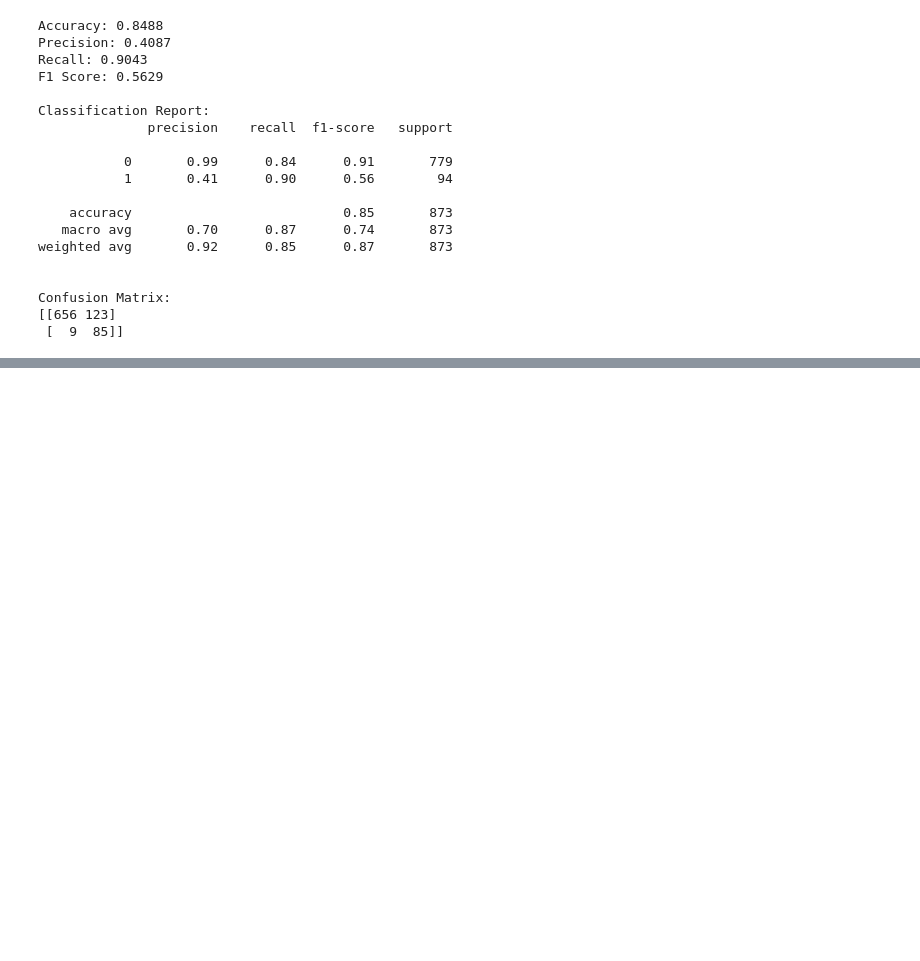
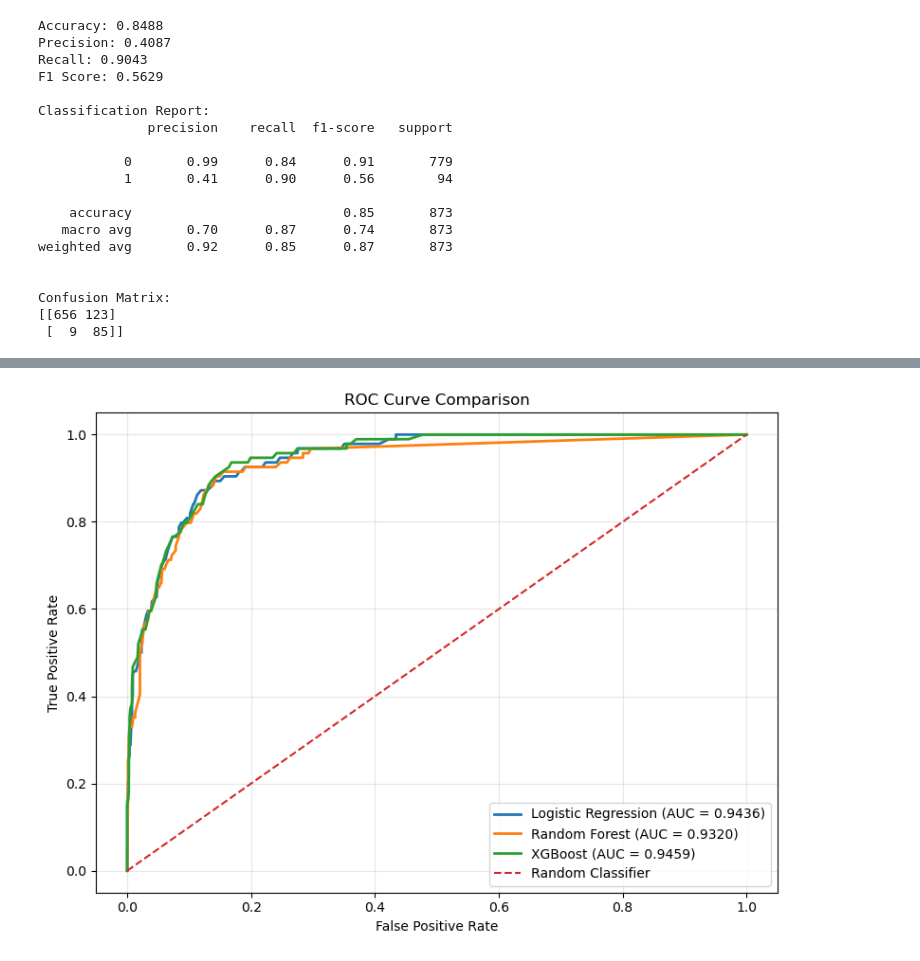
Before and after one commit to Usmanshakir7/Explainable-Machine-Learning-for-Chronic-Kidney-Disease-Prediction, a Jupyter notebook: notebooks/4_machine_learning.ipynb, the cells around one changed output, grey strips where cells are left out. Saved outputs shown, nothing was run; the diff lists cells and outputs as text; code cells hidden in the pictures; blank space fills up the shorter version.

```diff
--- a/notebooks/4_machine_learning.ipynb
+++ b/notebooks/4_machine_learning.ipynb
@@ -239,0 +511,43 @@ Confusion Matrix:
+# %%
+
+from sklearn.metrics import roc_curve, roc_auc_score
+
+# Uses lr_prob, rf_prob and xgb_prob from your ROC-AUC cell
+model_probabilities = {
+    "Logistic Regression": lr_prob,
+    "Random Forest": rf_prob,
+    "XGBoost": xgb_prob
+}
+
+plt.figure(figsize=(8, 6))
+
+for name, probabilities in model_probabilities.items():
+    fpr, tpr, thresholds = roc_curve(
+        y_test, probabilities
+    )
+
+    auc = roc_auc_score(y_test, probabilities)
+
+    plt.plot(
+        fpr,
+        tpr,
+        linewidth=2,
+        label=f"{name} (AUC = {auc:.4f})"
+    )
+
+plt.plot(
+    [0, 1],
+    [0, 1],
+    linestyle="--",
+    label="Random Classifier"
+)
+
+plt.xlabel("False Positive Rate")
+plt.ylabel("True Positive Rate")
+plt.title("ROC Curve Comparison")
+plt.legend()
+plt.grid(alpha=0.3)
+plt.tight_layout()
+plt.show()
+# %% [output]
+[figure, added]
```
Also changed, not shown: parts of 10 cells of this notebook.
